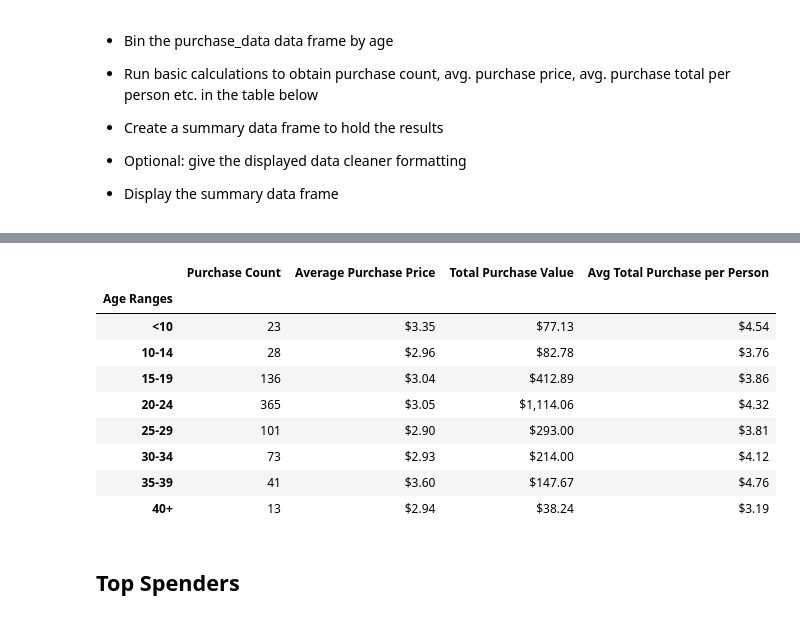
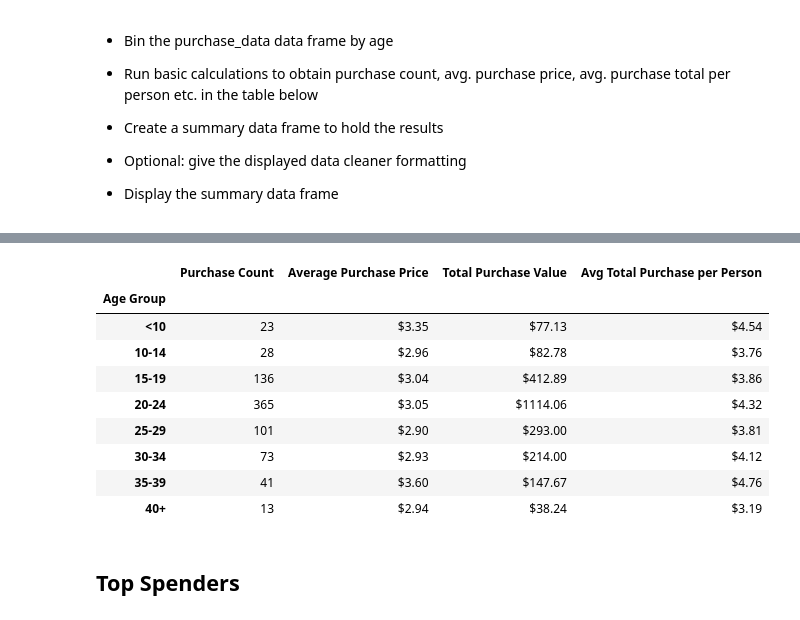
Before and after one commit to i1620/pandas-challenge, a Jupyter notebook: HeroesOfPymoli/HeroesOfPymoli_starter.ipynb, the cells around one changed output, grey strips where cells are left out. Saved outputs shown, nothing was run; the diff lists cells and outputs as text; code cells hidden in the pictures.

```diff
--- a/HeroesOfPymoli/HeroesOfPymoli_starter.ipynb
+++ b/HeroesOfPymoli/HeroesOfPymoli_starter.ipynb
@@ -471,26 +257,37 @@ m40_atppp = "${:,.2f}".format(m40_atpp)
-# %%
-#table making
-price_math =pd.DataFrame({"Purchase Count": [l10avp, f1014avp, f1519avp, f2024avp, f2529avp, f3034avp, f3539avp, m40avp],
-                          "Average Purchase Price" : [l10app_df, f1014app_df, f1519app_df, f2024app_df, f2529app_df, f3034app_df, f3539app_df, m40app_df],
-                          "Total Purchase Value" : [l10tpv_df, f1014tpv_df, f1519tpv_df, f2024tpv_df, f2529tpv_df, f3034tpv_df, f3539tpv_df, m40tpv_df],
-                        "Avg Total Purchase per Person": [l10atppp, f1014_atppp, f1519_atppp, f2024_atppp, f2529_atppp, f3034_atppp, f3539_atppp, m40_atppp],
-                         })
-age_data_price
-
-age_price_summary= age_data_price.reset_index().merge(price_math, how="left").set_index("index")
-age_price_summary.index.name = "Age Ranges"
-age_price_summary
-# %% [output]
-|  | Purchase Count | Average Purchase Price | Total Purchase Value | Avg Total Purchase per Person |
-| Age Ranges |  |  |  |  |
-| <10 | 23 | $3.35 | $77.13 | $4.54 |
-| 10-14 | 28 | $2.96 | $82.78 | $3.76 |
-| 15-19 | 136 | $3.04 | $412.89 | $3.86 |
-| 20-24 | 365 | $3.05 | $1,114.06 | $4.32 |
-| 25-29 | 101 | $2.90 | $293.00 | $3.81 |
-| 30-34 | 73 | $2.93 | $214.00 | $4.12 |
-| 35-39 | 41 | $3.60 | $147.67 | $4.76 |
-| 40+ | 13 | $2.94 | $38.24 | $3.19 |
+# %%
+#setting up index and purchase count
+bins = [0, 9, 14, 19, 24, 29, 34, 39, 100]
+names = [ "<10", "10-14", "15-19", "20-24", "25-29", "30-34", "35-39", "40+"]
+purchase_data_df["Age Group"] = pd.cut(purchase_data_df["Age"], bins, labels=names)
+age_sum = purchase_data_df.groupby(by=["Age Group"]).sum()["Price"]
+age_mean = purchase_data_df.groupby(by=["Age Group"]).mean()["Price"]
+age_count =purchase_data_df.groupby(by=["Age Group"]).count()["Price"]
+
+purchase_sort = purchase_data_df.sort_values("SN")
+purchase_sort=purchase_sort.drop_duplicates(subset ="SN")
+age_per_person =purchase_sort.groupby(by=["Age Group"]).count()["Price"]
+age_total_person = age_sum / age_per_person
+
+age_summary = pd.DataFrame({"Purchase Count" : age_count,
+                                "Average Purchase Price" : age_mean,
+                                "Total Purchase Value" : age_sum,
+                            "Avg Total Purchase per Person" : age_total_person
+                               })
+age_summary["Average Purchase Price"] = age_summary["Average Purchase Price"].map("${:.2f}".format)
+age_summary["Total Purchase Value"] = age_summary["Total Purchase Value"].map("${:.2f}".format)
+age_summary["Avg Total Purchase per Person"] = age_summary["Avg Total Purchase per Person"].map("${:.2f}".format)
+age_summary
+# %% [output]
+|  | Purchase Count | Average Purchase Price | Total Purchase Value | Avg Total Purchase per Person |
+| Age Group |  |  |  |  |
+| <10 | 23 | $3.35 | $77.13 | $4.54 |
+| 10-14 | 28 | $2.96 | $82.78 | $3.76 |
+| 15-19 | 136 | $3.04 | $412.89 | $3.86 |
+| 20-24 | 365 | $3.05 | $1114.06 | $4.32 |
+| 25-29 | 101 | $2.90 | $293.00 | $3.81 |
+| 30-34 | 73 | $2.93 | $214.00 | $4.12 |
+| 35-39 | 41 | $3.60 | $147.67 | $4.76 |
+| 40+ | 13 | $2.94 | $38.24 | $3.19 |
 # %% [markdown]
 ## Top Spenders
 # %% [markdown]
```
Also changed, not shown: parts of 15 cells of this notebook, 1 other file.
